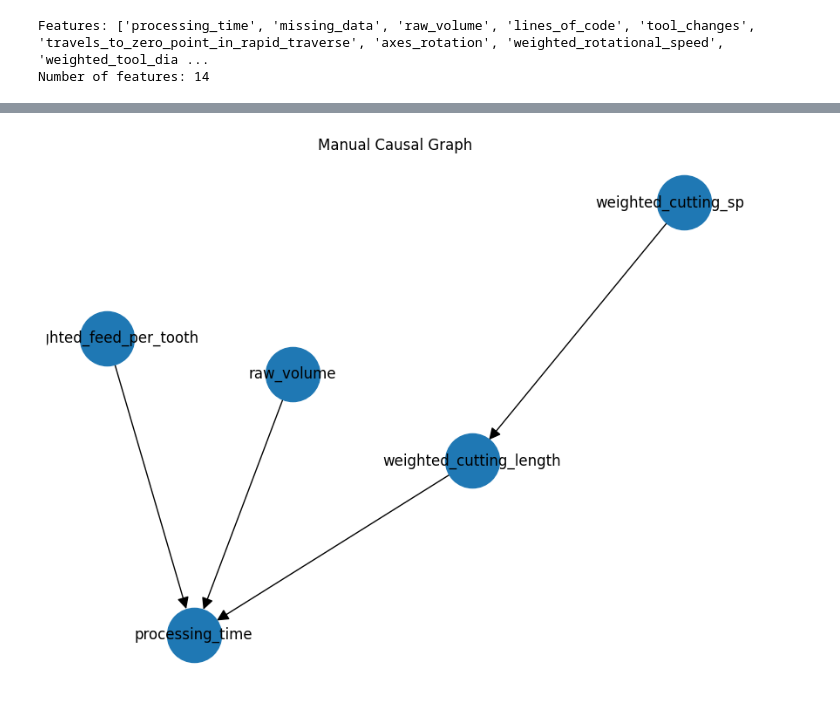
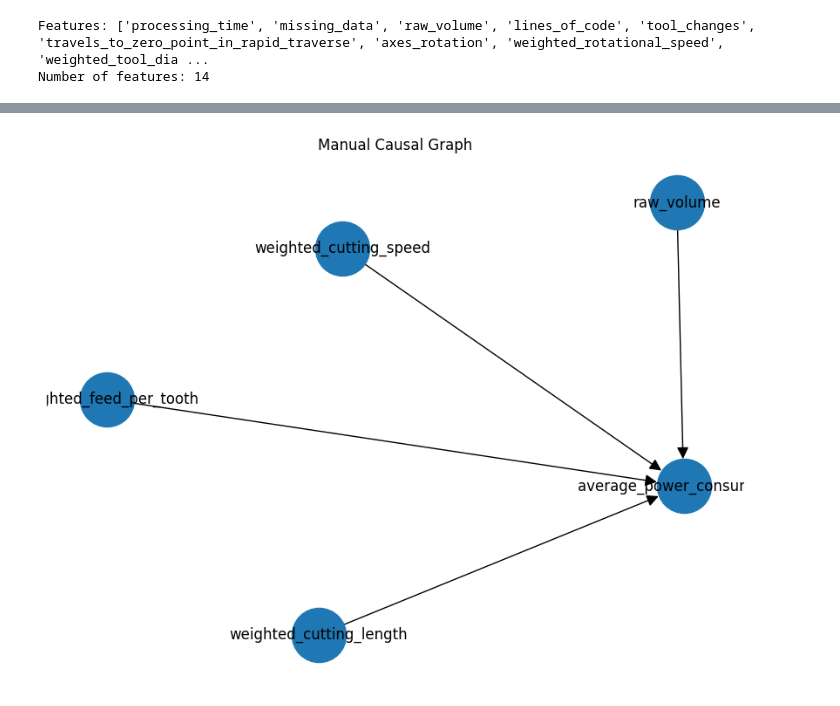
Before and after one commit to Mery101010/Thesis_project, a Jupyter notebook: Thesis/cnn.ipynb, the cells around one changed output, grey strips where cells are left out. Cells and saved outputs as stored; diff of their text form; code cells hidden in the pictures.

```diff
--- a/Thesis/cnn.ipynb
+++ b/Thesis/cnn.ipynb
@@ -216,25 +183,24 @@ plt.show()
 # %%
 
-# Define manual edges based on domain knowledge
 manual_edges = [
-    ("weighted_cutting_speed", "weighted_cutting_length"),
-    ("weighted_cutting_length", "processing_time"),
-    ("weighted_feed_per_tooth", "processing_time"),
-    ("raw_volume", "processing_time")
+    ("weighted_cutting_speed", target),
+    ("weighted_cutting_length", target),
+    ("weighted_feed_per_tooth", target),
+    ("raw_volume", target)
 ]
 
 # Create the manual causal graph
 G_manual = nx.DiGraph()
 G_manual.add_edges_from(manual_edges)
 
 
 plt.figure(figsize=(8, 6))
 pos = nx.spring_layout(G_manual, seed=42)
 nx.draw(G_manual, pos, with_labels=True, node_size=2000, arrowsize=20)
 plt.title("Manual Causal Graph")
 plt.show()
 # %% [output]
-[figure, old version]
+[figure, new version]
 # %%
 feature_importance = adj_matrix.mean(axis=1)
 results = pd.DataFrame({
```
Also changed, not shown: parts of 24 cells of this notebook.
